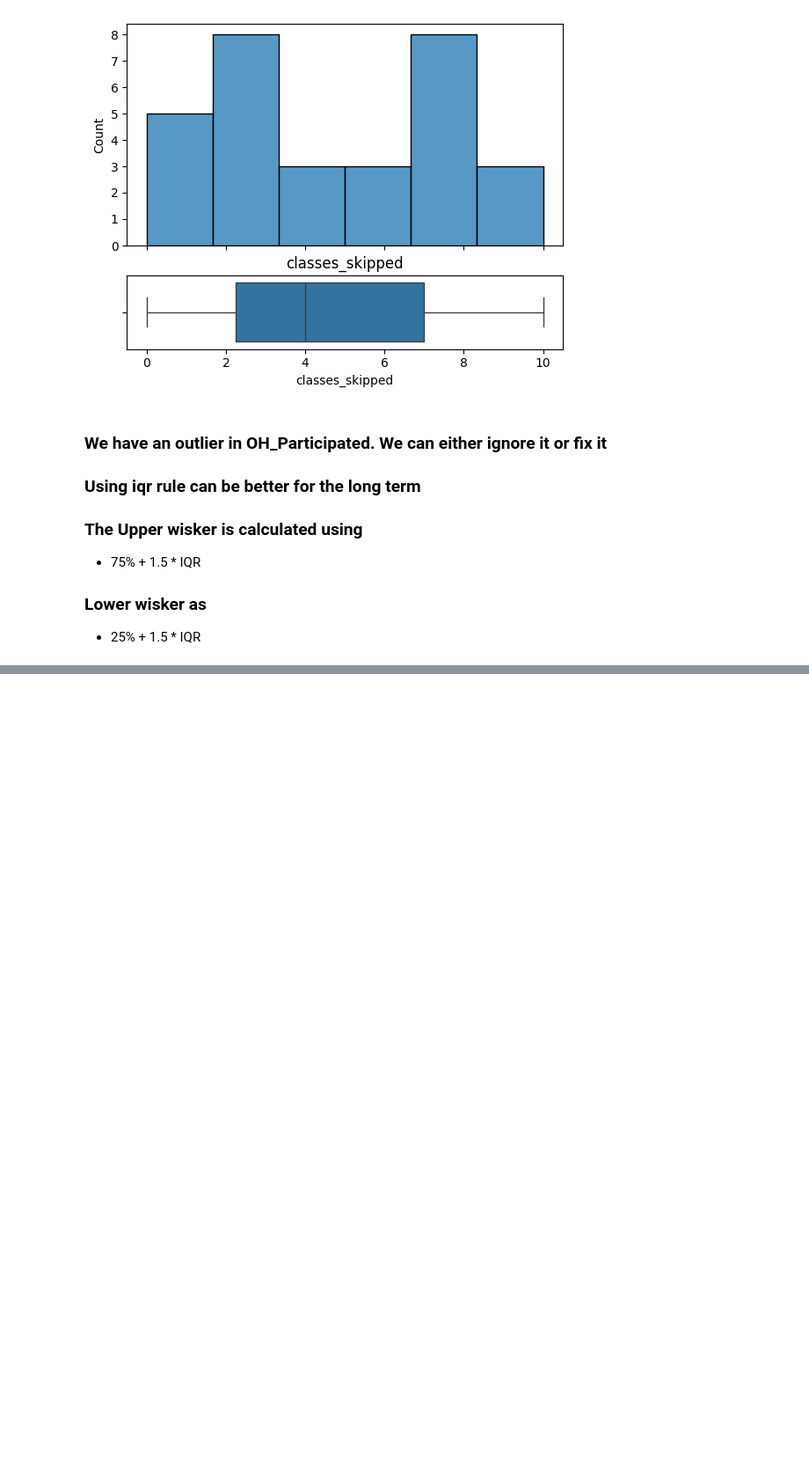
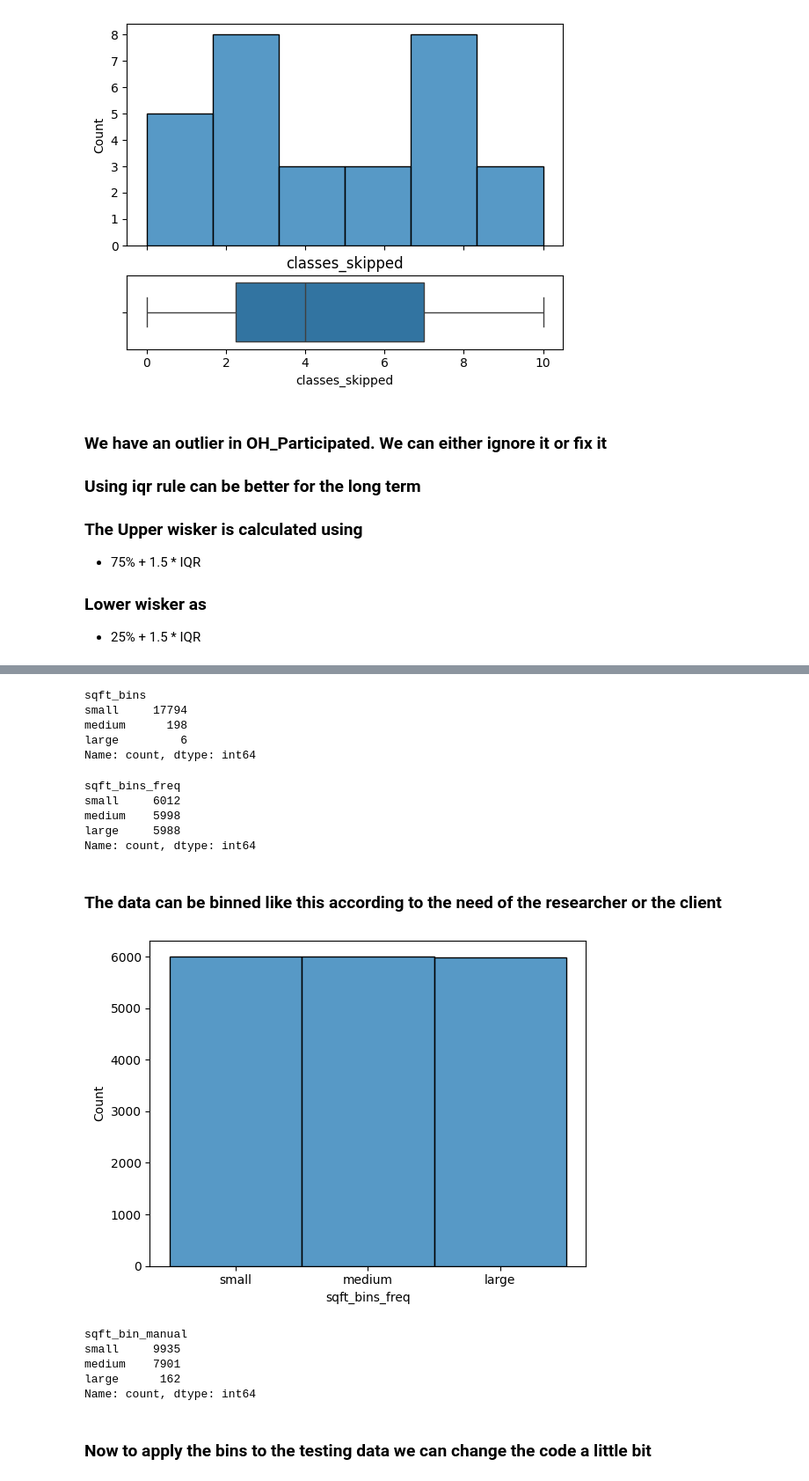
Before and after one commit to Musawer-Afzal/Feature-Engineering-in-ML, a Jupyter notebook: Outliers.ipynb, the cells around one changed output, grey strips where cells are left out. Shown at 88% size. Cells and saved outputs as stored; diff of their text form; code cells hidden in the pictures; blank space fills up the shorter version.

```diff
--- a/Outliers.ipynb
+++ b/Outliers.ipynb
@@ -60,0 +125,6 @@ df_grades_removeout
+# %%
+# Now to save the above data first define the labels
+lables = ['small', 'medium', 'large']
+
+df_house['sqft_bins'] = pd.cut(df_house['sqft_living'], bins = 3, labels = lables)
+df_house.head()
@@ -60,0 +139,38 @@ df_grades_removeout
+# %%
+# The problem is that the values varry alot. It is right skewed
+df_house['sqft_bins'].value_counts()
+# %% [output]
+sqft_bins
+small     17794
+medium      198
+large         6
+Name: count, dtype: int64
+# %%
+# The disparity needs to be changed. We can use pandas qcut to ensure the frequency of the bins
+df_house['sqft_bins_freq'] = pd.qcut(df_house['sqft_living'], q = 3, labels = lables)
+df_house['sqft_bins_freq'].value_counts()
+# %% [output]
+sqft_bins_freq
+small     6012
+medium    5998
+large     5988
+Name: count, dtype: int64
+# %% [markdown]
+### The data can be binned like this according to the need of the researcher or the client
+# %%
+sns.histplot(data = df_house, x = 'sqft_bins_freq')
+plt.show()
+# %% [output]
+[figure, added]
+# %%
+# Now we can create bins on domain knowledge, the client says that the values change at 2000, and 5000 sqft.
+df_house['sqft_bin_manual'] = pd.cut(df_house['sqft_living'], [1,2000,5000,20000], labels = lables)
+df_house['sqft_bin_manual'].value_counts()
+# %% [output]
+sqft_bin_manual
+small     9935
+medium    7901
+large      162
+Name: count, dtype: int64
+# %% [markdown]
+### Now to apply the bins to the testing data we can change the code a little bit
```
Also changed, not shown: parts of 32 cells of this notebook, 3 other files.
